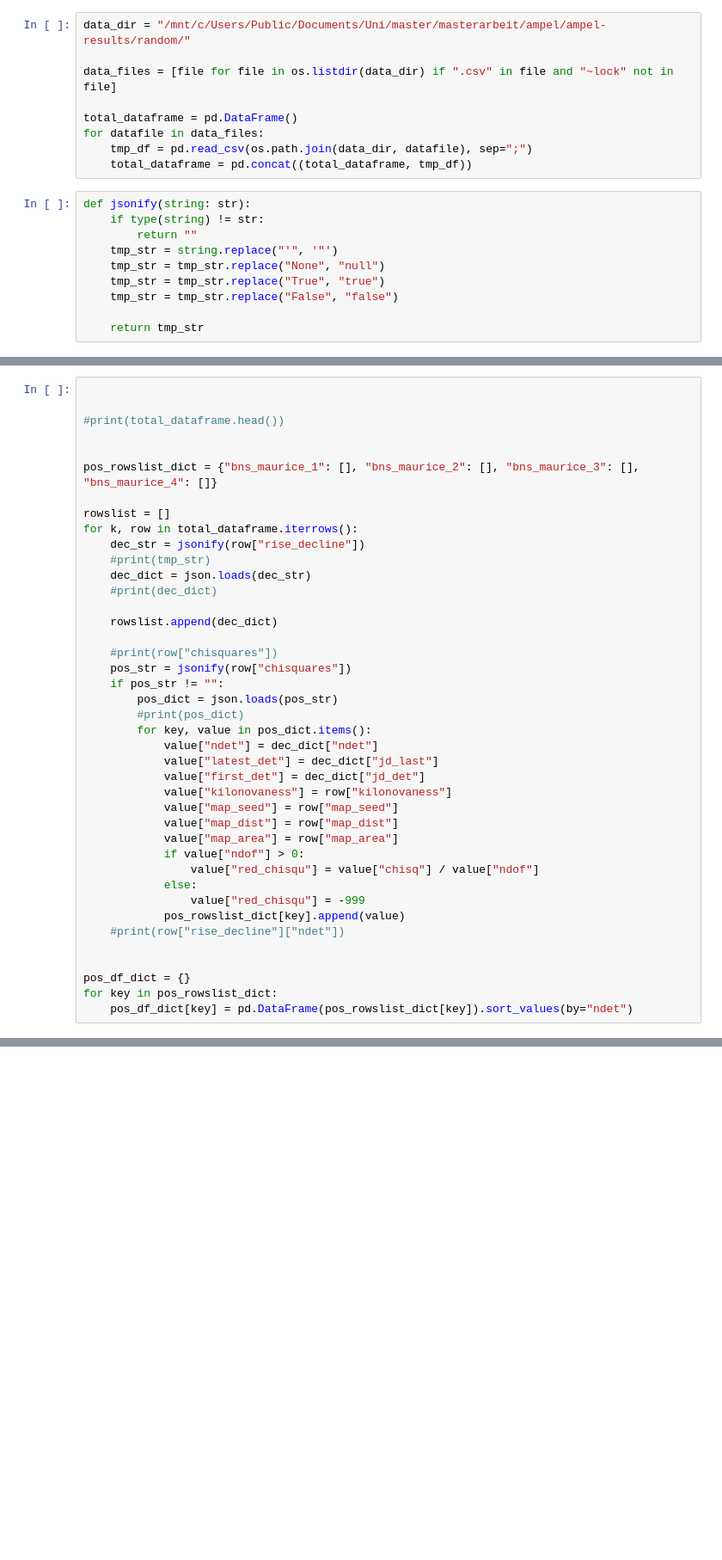
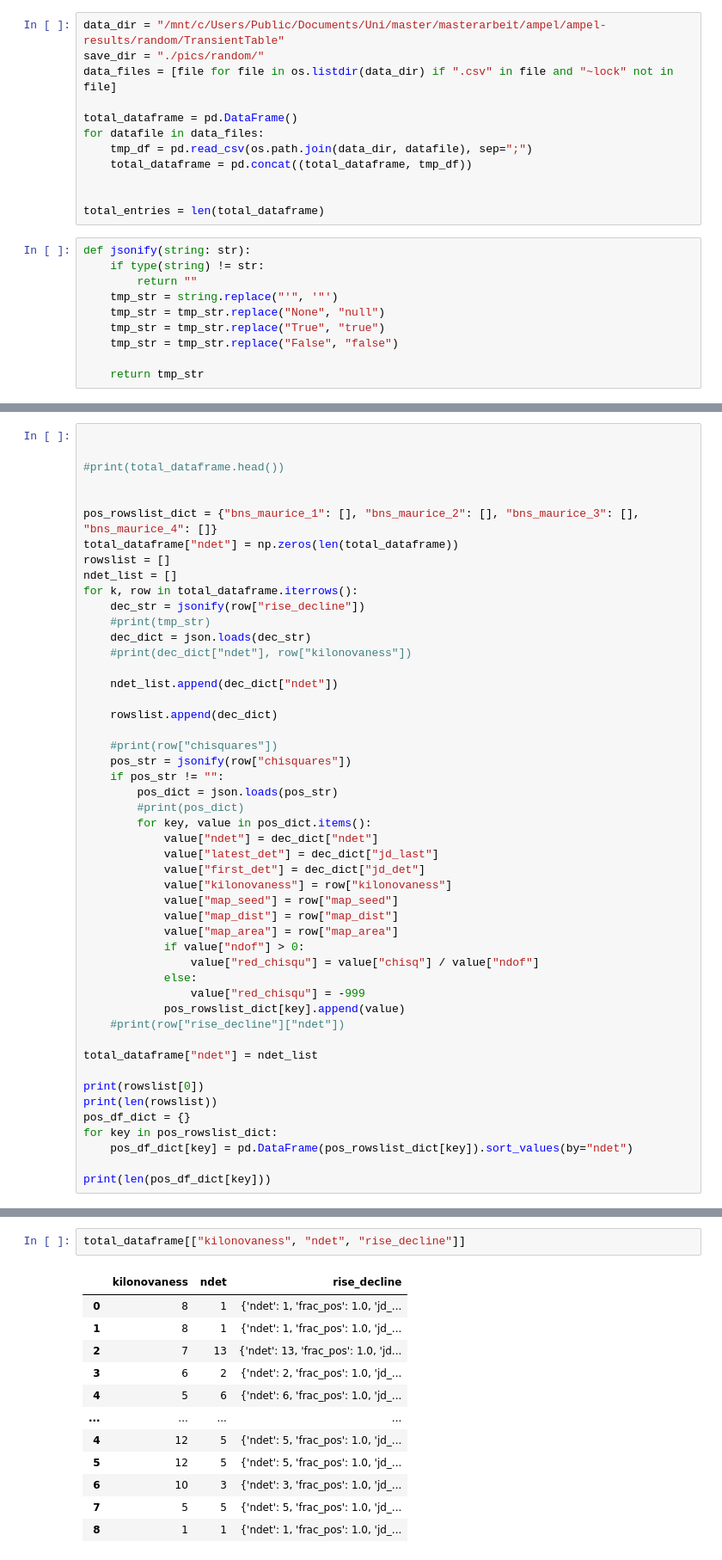
Before and after one commit to AmpelAstro/Ampel-HU-astro, a Jupyter notebook: notebooks/kilonovaness_possis_statistics.ipynb, the cells around one changed output, grey strips where cells are left out. Shown at 86% size. Drawn from its saved outputs; the diff is of its cells as text; blank space fills up the shorter version.

Commit message:
statistics on random maps status presentation jan24

```diff
--- a/notebooks/kilonovaness_possis_statistics.ipynb
+++ b/notebooks/kilonovaness_possis_statistics.ipynb
@@ -7,14 +7,17 @@ import json
 
 import plotly.graph_objects as go
 # %%
-data_dir = "/mnt/c/Users/Public/Documents/Uni/master/masterarbeit/ampel/ampel-results/random/"
-
+data_dir = "/mnt/c/Users/Public/Documents/Uni/master/masterarbeit/ampel/ampel-results/random/TransientTable"
+save_dir = "./pics/random/"
 data_files = [file for file in os.listdir(data_dir) if ".csv" in file and "~lock" not in file]
 
 total_dataframe = pd.DataFrame()
 for datafile in data_files:
     tmp_df = pd.read_csv(os.path.join(data_dir, datafile), sep=";")
     total_dataframe = pd.concat((total_dataframe, tmp_df))
+
+
+total_entries = len(total_dataframe)
 # %%
 def jsonify(string: str):
     if type(string) != str:
@@ -32,13 +37,16 @@ def jsonify(string: str):
 
 
 pos_rowslist_dict = {"bns_maurice_1": [], "bns_maurice_2": [], "bns_maurice_3": [], "bns_maurice_4": []}
-
+total_dataframe["ndet"] = np.zeros(len(total_dataframe))
 rowslist = []
+ndet_list = []
 for k, row in total_dataframe.iterrows():
     dec_str = jsonify(row["rise_decline"])
     #print(tmp_str)
     dec_dict = json.loads(dec_str)
-    #print(dec_dict)
+    #print(dec_dict["ndet"], row["kilonovaness"])
+
+    ndet_list.append(dec_dict["ndet"])
 
     rowslist.append(dec_dict)
 
@@ -62,7 +70,12 @@ for k, row in total_dataframe.iterrows():
             pos_rowslist_dict[key].append(value)
     #print(row["rise_decline"]["ndet"])
 
+total_dataframe["ndet"] = ndet_list
 
+print(rowslist[0])
+print(len(rowslist))
 pos_df_dict = {}
 for key in pos_rowslist_dict:
     pos_df_dict[key] = pd.DataFrame(pos_rowslist_dict[key]).sort_values(by="ndet")
+
+print(len(pos_df_dict[key]))
@@ -68,0 +86,15 @@ for key in pos_rowslist_dict:
+# %%
+total_dataframe[["kilonovaness", "ndet", "rise_decline"]]
+# %% [output]
+|  | kilonovaness | ndet | rise_decline |
+| 0 | 8 | 1 | {'ndet': 1, 'frac_pos': 1.0, 'jd_... |
+| 1 | 8 | 1 | {'ndet': 1, 'frac_pos': 1.0, 'jd_... |
+| 2 | 7 | 13 | {'ndet': 13, 'frac_pos': 1.0, 'jd... |
+| 3 | 6 | 2 | {'ndet': 2, 'frac_pos': 1.0, 'jd_... |
+| 4 | 5 | 6 | {'ndet': 6, 'frac_pos': 1.0, 'jd_... |
+| ... | ... | ... | ... |
+| 4 | 12 | 5 | {'ndet': 5, 'frac_pos': 1.0, 'jd_... |
+| 5 | 12 | 5 | {'ndet': 5, 'frac_pos': 1.0, 'jd_... |
+| 6 | 10 | 3 | {'ndet': 3, 'frac_pos': 1.0, 'jd_... |
+| 7 | 5 | 5 | {'ndet': 5, 'frac_pos': 1.0, 'jd_... |
+| 8 | 1 | 1 | {'ndet': 1, 'frac_pos': 1.0, 'jd_... |
```
Also changed, not shown: parts of 12 cells of this notebook, 2 other files.
